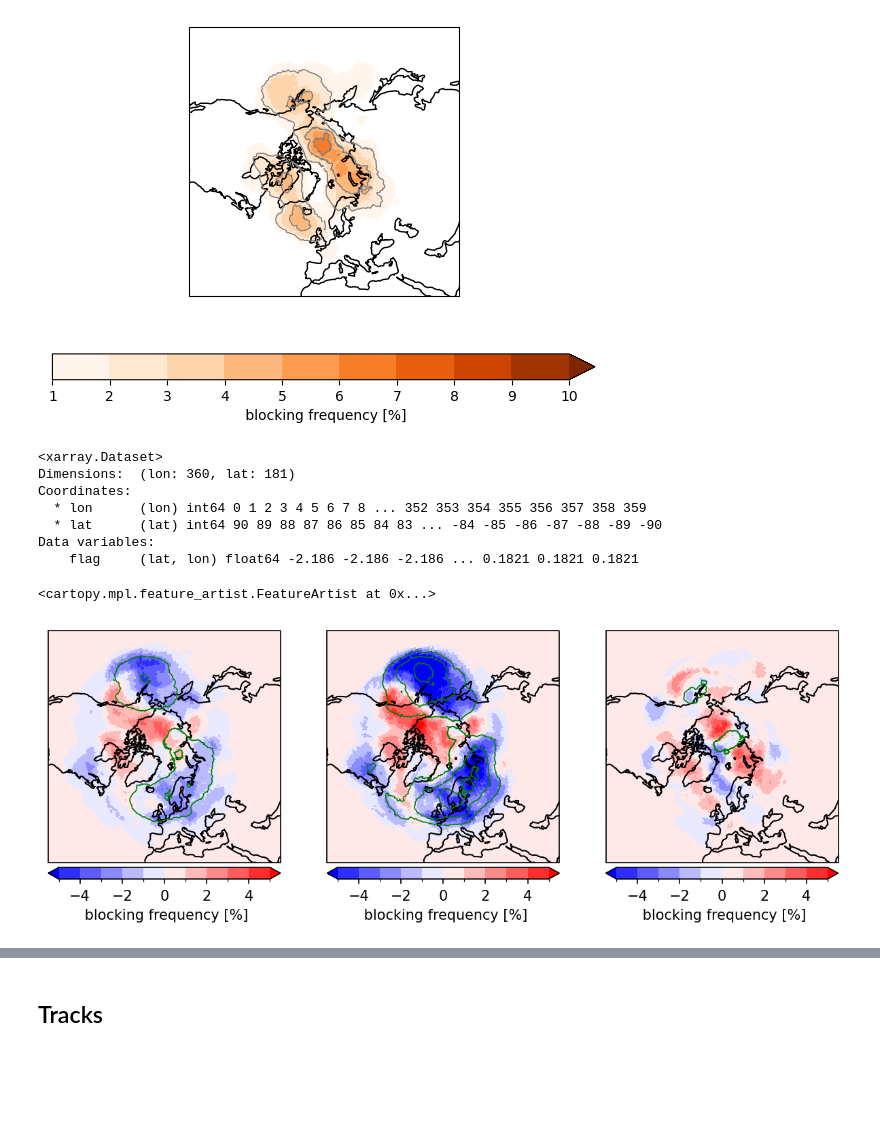
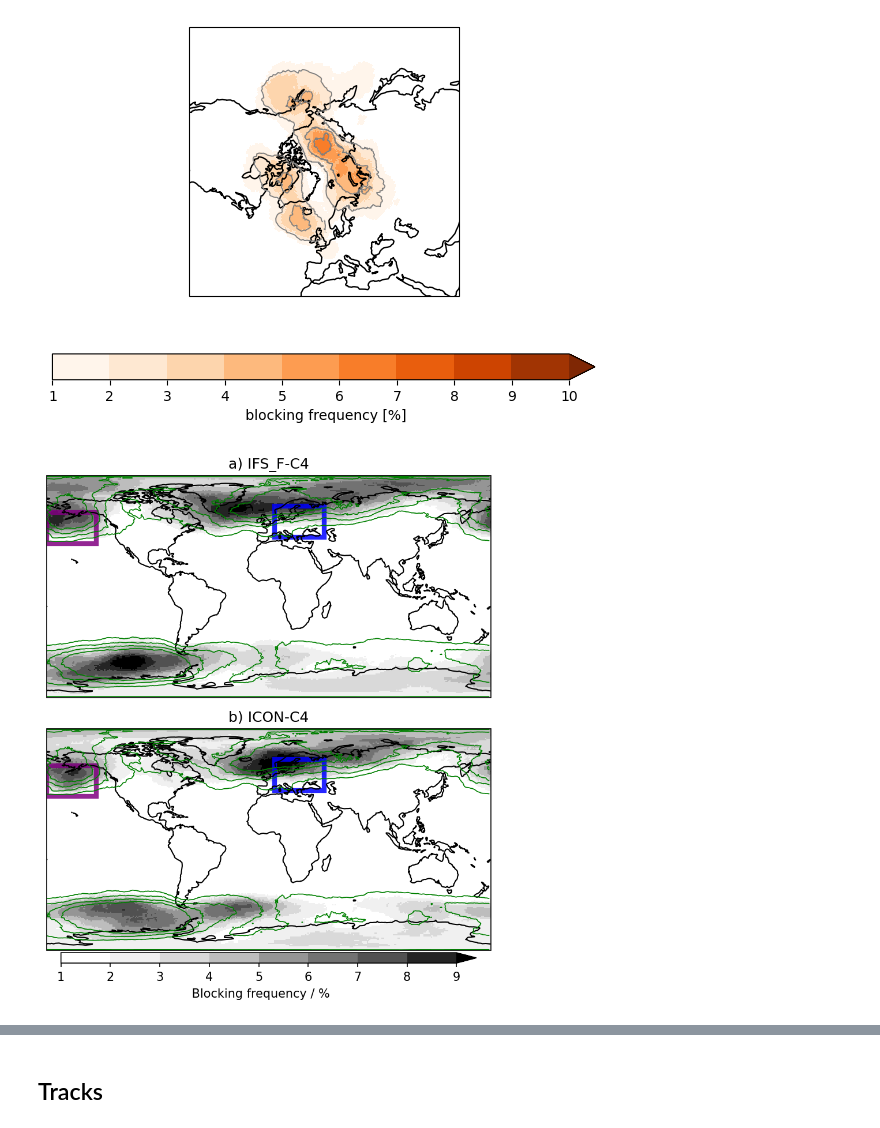
Before and after one commit to edgardotes/blocking, a Jupyter notebook: bks_test-anom.ipynb, the cells around one changed output, grey strips where cells are left out. Drawn from its saved outputs; the diff is of its cells as text; code cells hidden in the pictures; blank space fills up the shorter version.

```diff
--- a/bks_test-anom.ipynb
+++ b/bks_test-anom.ipynb
@@ -1050,64 +1864,79 @@ feq_ifs_last_jja=xr.open_dataset('/scratch/b/b382006/nextgems/prefinal/ngc4008/b
 # %%
 ### Compute change
-chg_ifs =  feq_ifs_last - feq_ifs_first
-chg_ifs_djf =  feq_ifs_last_djf - feq_ifs_first_djf
-chg_ifs_jja =  feq_ifs_last_jja - feq_ifs_first_jja
-chg_ifs_jja
+#chg_ifs =  feq_ifs_last - feq_ifs_first
+#chg_ifs_djf =  feq_ifs_last_djf - feq_ifs_first_djf
+#chg_ifs_jja =  feq_ifs_last_jja - feq_ifs_first_jja
+
+#chg_icon =  feq_icon_last - feq_icon_first
+#chg_icon_djf =  feq_icon_last_djf - feq_icon_first_djf
+#chg_icon_jja =  feq_icon_last_jja - feq_icon_first_jja
+#chg_icon_jja
-# %% [output]
-<xarray.Dataset>
-Dimensions:  (lon: 360, lat: 181)
-Coordinates:
-  * lon      (lon) int64 0 1 2 3 4 5 6 7 8 ... 352 353 354 355 356 357 358 359
-  * lat      (lat) int64 90 89 88 87 86 85 84 83 ... -84 -85 -86 -87 -88 -89 -90
-Data variables:
-    flag     (lat, lon) float64 -2.186 -2.186 -2.186 ... 0.1821 0.1821 0.1821
 # %%
 ### changes
 import matplotlib.patches as mpatches
 
 #clevels=[-8,-6,-4,-2,-1,1,2,4,6,8]
-clevels=[-5,-4,-3,-2,-1,0,1,2,3,4,5]
-mlevels=np.arange(2,18,2)
+clevels=np.arange(2,10,2)
+mlevels=np.arange(1,10,1)
 exts=[-180, 180, 30, 90]
 ###South
 #clevels=[-5,-4,-3,-2,-1,0,1,2,3,4,5]
 #mlevels=np.linspace(0,2,9)
 #exts=[-180, 180, -30, -90]
 
-fig, (ax1,ax2,ax3) = plt.subplots(1, 3, figsize=(10, 6),dpi=150, subplot_kw={'projection': ccrs.NorthPolarStereo()})
+fig, ((ax1),(ax2)) = plt.subplots(2, 1, figsize=(6, 6),dpi=150, subplot_kw={'projection': ccrs.PlateCarree()})
 #fig, (ax1,ax2,ax3) = plt.subplots(1, 3, figsize=(16, 12), subplot_kw={'projection': ccrs.SouthPolarStereo()})
 
 ###==== first panel
-im=chg_ifs.flag.plot(ax=ax1,levels=clevels, cmap='bwr', extend = 'both', transform=ccrs.PlateCarree(),add_colorbar=True,cbar_kwargs={'label': ' blocking frequency [%]','orientation':'horizontal','pad':0.01})
-feq_ifs_first.flag.plot.contour(ax=ax1,colors='g', linewidths=0.8, levels=np.arange(4,20,4), transform=ccrs.PlateCarree())
-ax1.set_extent(exts, crs=ccrs.PlateCarree())
+im=feq_ifs_first.flag.plot(ax=ax1,levels=mlevels, cmap='Greys', extend = 'max', transform=ccrs.PlateCarree(),add_colorbar=False)
+feq_era5_last.flag.plot.contour(ax=ax1,colors='g', linewidths=0.8, levels=clevels, transform=ccrs.PlateCarree())
+#ax1.set_extent(exts, crs=ccrs.PlateCarree())
 ax1.coastlines()
-#ax1.set_title('a) IFS (2044 to 2049) - (2020 to 2025)')
+ax1.set_title('a) IFS_F-C4')
+#ax1.coastlines(resolution='50m', color='grey', linestyle='-', alpha=1)
+ax1.add_patch(mpatches.Rectangle(xy=[5, 40], width=40, height=25,\
+                                 facecolor='none',alpha=0.85,edgecolor="blue",linewidth=4,transform=ccrs.PlateCarree()))
+ax1.add_patch(mpatches.Rectangle(xy=[-180, 35], width=40, height=25,\
+                                 facecolor='none',alpha=0.85,edgecolor="purple",linewidth=4,transform=ccrs.PlateCarree()))
 
 ###==== second panel
-im=chg_ifs_djf.flag.plot(ax=ax2,levels=clevels, cmap='bwr', extend = 'both', transform=ccrs.PlateCarree(),add_colorbar=True,cbar_kwargs={'label': ' blocking frequency [%]','orientation':'horizontal','pad':0.01})
-feq_ifs_first_djf.flag.plot.contour(ax=ax2,colors='g', linewidths=0.8, levels=np.arange(4,20,4), transform=ccrs.PlateCarree())
-ax2.set_extent(exts, crs=ccrs.PlateCarree())
+im=feq_icon_first.flag.plot(ax=ax2,levels=mlevels, cmap='Greys', extend = 'max', transform=ccrs.PlateCarree(),add_colorbar=False)
+feq_era5_last.flag.plot.contour(ax=ax2,colors='g', linewidths=0.8, levels=clevels, transform=ccrs.PlateCarree())
+#ax2.set_extent(exts, crs=ccrs.PlateCarree())
+ax2.set_title('b) ICON-C4')
+#ax2.coastlines(resolution='50m', color='grey', linestyle='-', alpha=1)
+ax2.add_patch(mpatches.Rectangle(xy=[5, 40], width=40, height=25,\
+                                 facecolor='none',alpha=0.85,edgecolor="blue",linewidth=4,transform=ccrs.PlateCarree()))
+ax2.add_patch(mpatches.Rectangle(xy=[-180, 35], width=40, height=25,\
+                                 facecolor='none',alpha=0.85,edgecolor="purple",linewidth=4,transform=ccrs.PlateCarree()))
 ax2.coastlines()
-#ax2.set_title('b) IFS (2044 to 2049) - (2020 to 2025)')
+
 
 ###==== third panel
-im=chg_ifs_jja.flag.plot(ax=ax3,levels=clevels, cmap='bwr', extend = 'both', transform=ccrs.PlateCarree(),add_colorbar=True,cbar_kwargs={'label': ' blocking frequency [%]','orientation':'horizontal','pad':0.01})
-feq_ifs_first_jja.flag.plot.contour(ax=ax3,colors='g', linewidths=0.8, levels=np.arange(4,20,4), transform=ccrs.PlateCarree())
-ax3.set_extent(exts, crs=ccrs.PlateCarree())
-ax3.coastlines()
-#ax3.set_title('c) IFS (2044 to 2049) - (2020 to 2025)')
+#im=feq_era5_last.flag.plot(ax=ax3,levels=mlevels, cmap='Oranges', extend = 'both', transform=ccrs.PlateCarree(),add_colorbar=True,cbar_kwargs={'label': ' blocking frequency [%]','orientation':'horizontal','pad':0.01})
+#feq_era5_last.flag.plot.contour(ax=ax3,colors='g', linewidths=0.8, levels=clevels, transform=ccrs.PlateCarree())
+##ax3.set_extent(exts, crs=ccrs.PlateCarree())
+#ax3.coastlines()
+##ax3.set_title('b) IFS (2044 to 2049) - (2020 to 2025)')
 
 
 #ax2.add_patch(mpatches.Rectangle(xy=[-5, 40], width=40, height=25,\
 #                                 facecolor='none',alpha=0.85,edgecolor="purple",linewidth=2,transform=ccrs.PlateCarree()))
 #ax2.add_patch(mpatches.Rectangle(xy=[-185, 35], width=40, height=25,\
 #                                 facecolor='none',alpha=0.85,edgecolor="yellow",linewidth=2,transform=ccrs.PlateCarree()))
 #
+
+###=== Add colorbar
+cbar_ax = fig.add_axes([0.1, 0.001, 0.8, 0.02])  # Left, bottom, width, height.
+cbar = fig.colorbar(im, cax=cbar_ax, extend='max', orientation='horizontal')
+cbar.set_label(' Blocking frequency / %')
+
+fig.tight_layout()
+
 #plt.savefig('IFS-production_changing.png')
+plt.savefig('ICON+IFS-production_global.png',bbox_inches = 'tight')
 # %% [output]
-<cartopy.mpl.feature_artist.FeatureArtist at 0x...>
-[figure, old version]
+[figure, new version]
 # %%
 from scipy.ndimage import gaussian_filter
 import cartopy.util as cutil
```
Also changed, not shown: parts of 100 cells of this notebook, 7 other files.
